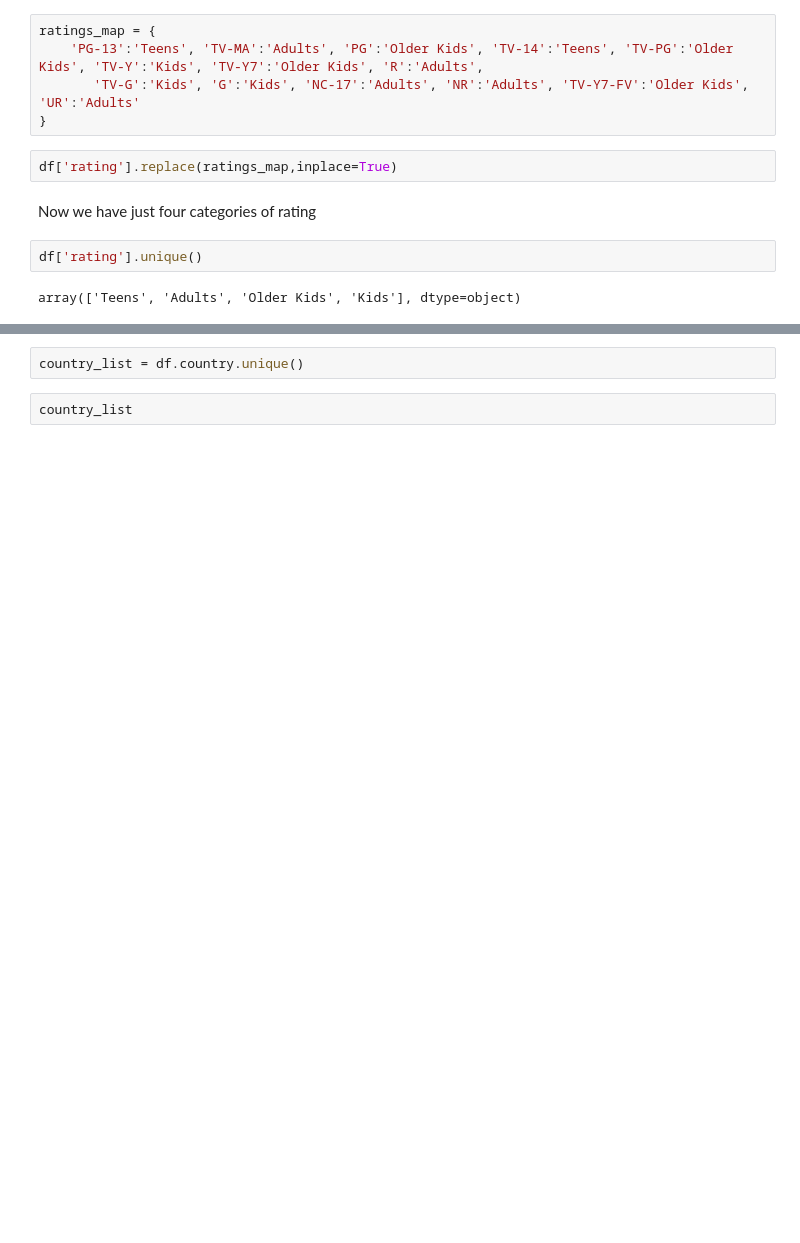
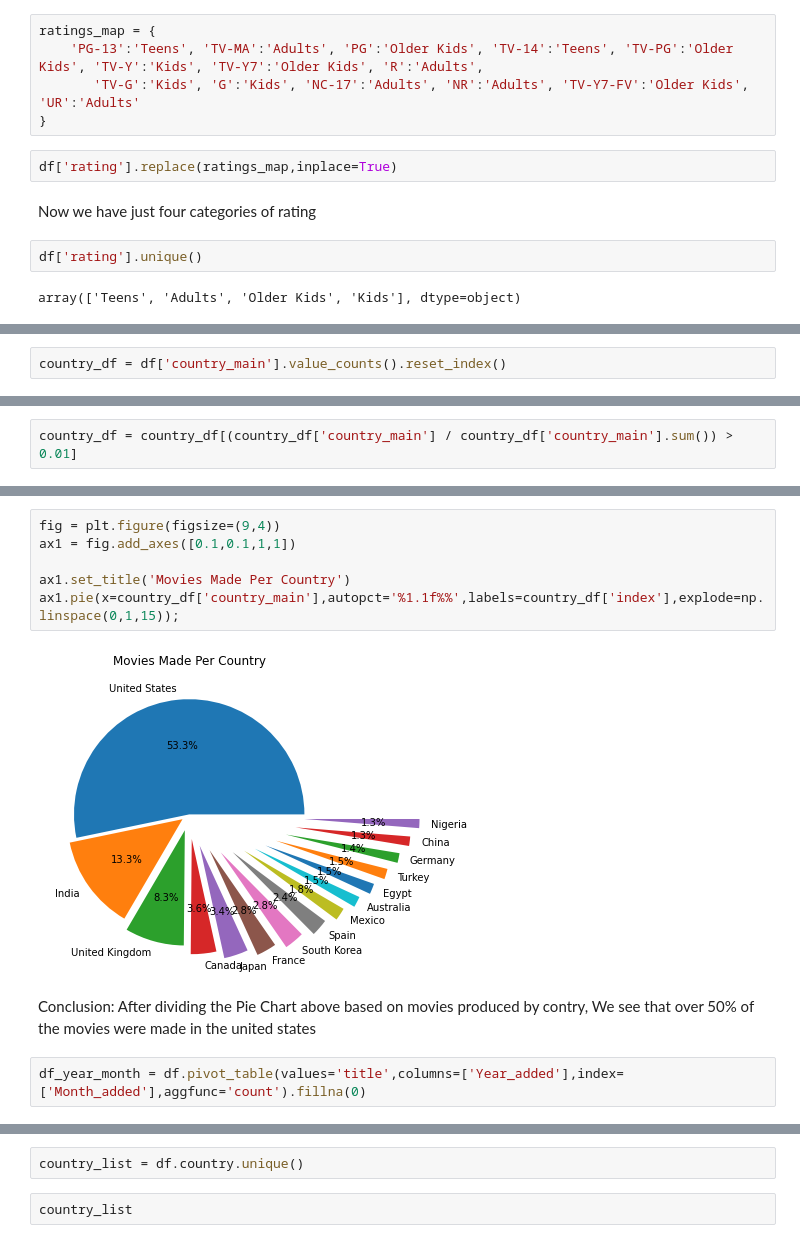
Before and after one commit to luscious-dev/netflix_eda, a Jupyter notebook: my_netflix_eda.ipynb, the cells around one changed output, grey strips where cells are left out. Drawn from its saved outputs; the diff is of its cells as text; blank space fills up the shorter version.

```diff
--- a/my_netflix_eda.ipynb
+++ b/my_netflix_eda.ipynb
@@ -229,0 +272,2 @@ array(['Teens', 'Adults', 'Older Kids', 'Kids'], dtype=object)
+# %%
+country_df = df['country_main'].value_counts().reset_index()
@@ -229,0 +290,2 @@ array(['Teens', 'Adults', 'Older Kids', 'Kids'], dtype=object)
+# %%
+country_df = country_df[(country_df['country_main'] / country_df['country_main'].sum()) > 0.01]
@@ -229,0 +311,12 @@ array(['Teens', 'Adults', 'Older Kids', 'Kids'], dtype=object)
+# %%
+fig = plt.figure(figsize=(9,4))
+ax1 = fig.add_axes([0.1,0.1,1,1])
+
+ax1.set_title('Movies Made Per Country')
+ax1.pie(x=country_df['country_main'],autopct='%1.1f%%',labels=country_df['index'],explode=np.linspace(0,1,15));
+# %% [output]
+[figure, added]
+# %% [markdown]
+Conclusion: After dividing the Pie Chart above based on movies produced by contry, We see that over 50% of the movies were made in the united states
+# %%
+df_year_month = df.pivot_table(values='title',columns=['Year_added'],index=['Month_added'],aggfunc='count').fillna(0)
```
Also changed, not shown: parts of 26 cells of this notebook.
